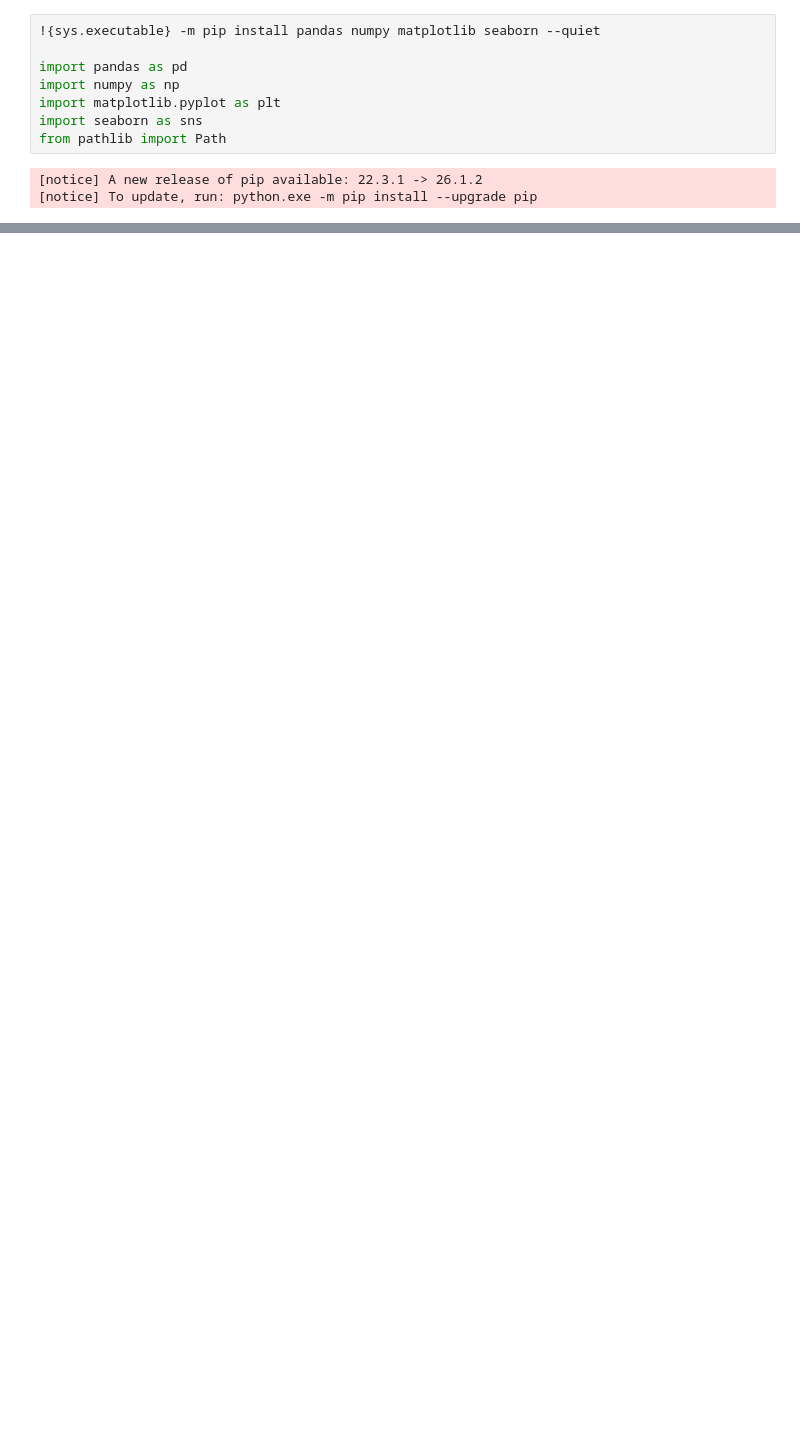
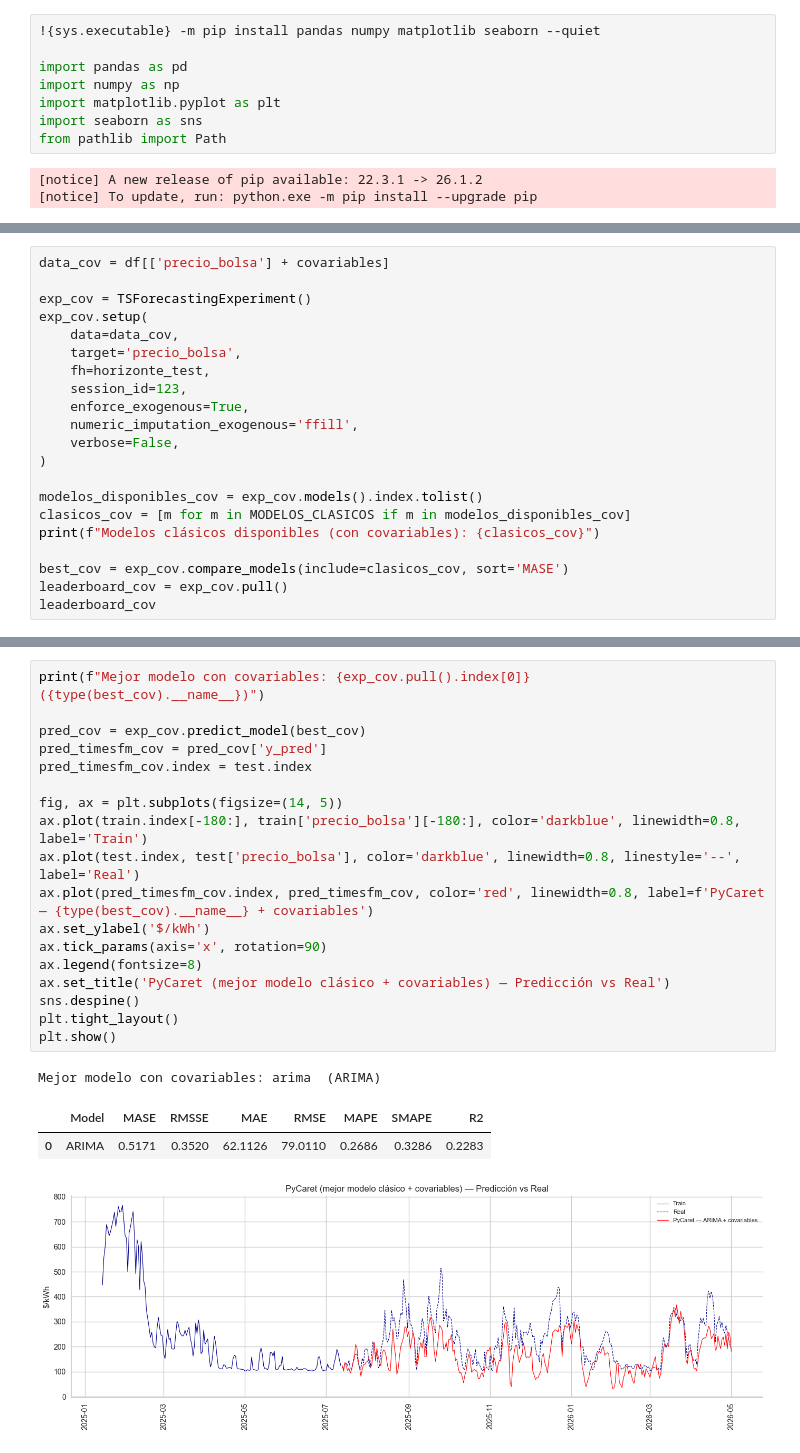
Before and after one commit to maguverm/tesis-bolsa, a Jupyter notebook: notebooks/03_experimentos/02_PyCaret.ipynb, the cells around one changed output, grey strips where cells are left out. Cells and saved outputs as stored; diff of their text form; blank space fills up the shorter version.

```diff
--- a/notebooks/03_experimentos/02_PyCaret.ipynb
+++ b/notebooks/03_experimentos/02_PyCaret.ipynb
@@ -30,0 +124,21 @@ TypeError: TSForecastingExperiment.__init__() got an unexpected keyword argument
+# %%
+data_cov = df[['precio_bolsa'] + covariables]
+
+exp_cov = TSForecastingExperiment()
+exp_cov.setup(
+    data=data_cov,
+    target='precio_bolsa',
+    fh=horizonte_test,
+    session_id=123,
+    enforce_exogenous=True,
+    numeric_imputation_exogenous='ffill',
+    verbose=False,
+)
+
+modelos_disponibles_cov = exp_cov.models().index.tolist()
+clasicos_cov = [m for m in MODELOS_CLASICOS if m in modelos_disponibles_cov]
+print(f"Modelos clásicos disponibles (con covariables): {clasicos_cov}")
+
+best_cov = exp_cov.compare_models(include=clasicos_cov, sort='MASE')
+leaderboard_cov = exp_cov.pull()
+leaderboard_cov
@@ -30,0 +157,23 @@ TypeError: TSForecastingExperiment.__init__() got an unexpected keyword argument
+# %%
+print(f"Mejor modelo con covariables: {exp_cov.pull().index[0]}  ({type(best_cov).__name__})")
+
+pred_cov = exp_cov.predict_model(best_cov)
+pred_timesfm_cov = pred_cov['y_pred']
+pred_timesfm_cov.index = test.index
+
+fig, ax = plt.subplots(figsize=(14, 5))
+ax.plot(train.index[-180:], train['precio_bolsa'][-180:], color='darkblue', linewidth=0.8, label='Train')
+ax.plot(test.index, test['precio_bolsa'], color='darkblue', linewidth=0.8, linestyle='--', label='Real')
+ax.plot(pred_timesfm_cov.index, pred_timesfm_cov, color='red', linewidth=0.8, label=f'PyCaret — {type(best_cov).__name__} + covariables')
+ax.set_ylabel('$/kWh')
+ax.tick_params(axis='x', rotation=90)
+ax.legend(fontsize=8)
+ax.set_title('PyCaret (mejor modelo clásico + covariables) — Predicción vs Real')
+sns.despine()
+plt.tight_layout()
+plt.show()
+# %% [output]
+Mejor modelo con covariables: arima  (ARIMA)
+|  | Model | MASE | RMSSE | MAE | RMSE | MAPE | SMAPE | R2 |
+| 0 | ARIMA | 0.5171 | 0.3520 | 62.1126 | 79.0110 | 0.2686 | 0.3286 | 0.2283 |
+[figure, added]
```
Also changed, not shown: parts of 14 cells of this notebook.
